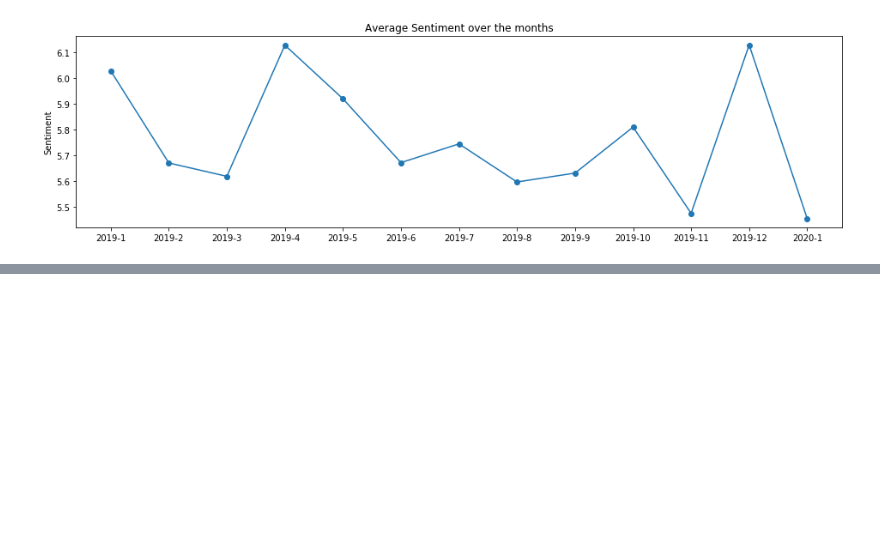
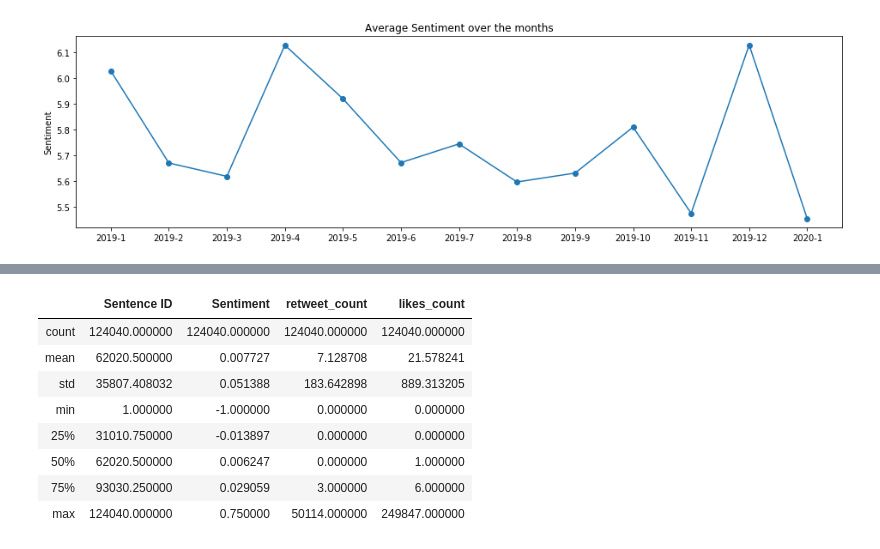
Before and after one commit to chrisgcs/BW_Proyecto, a Jupyter notebook: Word Vectors y Sentiment.ipynb, the cells around one changed output, grey strips where cells are left out. Saved outputs shown, nothing was run; the diff lists cells and outputs as text; code cells hidden in the pictures; blank space fills up the shorter version.

```diff
--- a/Word Vectors y Sentiment.ipynb
+++ b/Word Vectors y Sentiment.ipynb
@@ -821,0 +836,12 @@ ValueError: setting an array element with a sequence.
+# %%
+df_sent_en.describe()
+# %% [output]
+|  | Sentence ID | Sentiment | retweet_count | likes_count |
+| count | 124040.000000 | 124040.000000 | 124040.000000 | 124040.000000 |
+| mean | 62020.500000 | 0.007727 | 7.128708 | 21.578241 |
+| std | 35807.408032 | 0.051388 | 183.642898 | 889.313205 |
+| min | 1.000000 | -1.000000 | 0.000000 | 0.000000 |
+| 25% | 31010.750000 | -0.013897 | 0.000000 | 0.000000 |
+| 50% | 62020.500000 | 0.006247 | 0.000000 | 1.000000 |
+| 75% | 93030.250000 | 0.029059 | 3.000000 | 6.000000 |
+| max | 124040.000000 | 0.750000 | 50114.000000 | 249847.000000 |
```
Also changed, not shown: parts of 5 cells of this notebook.
